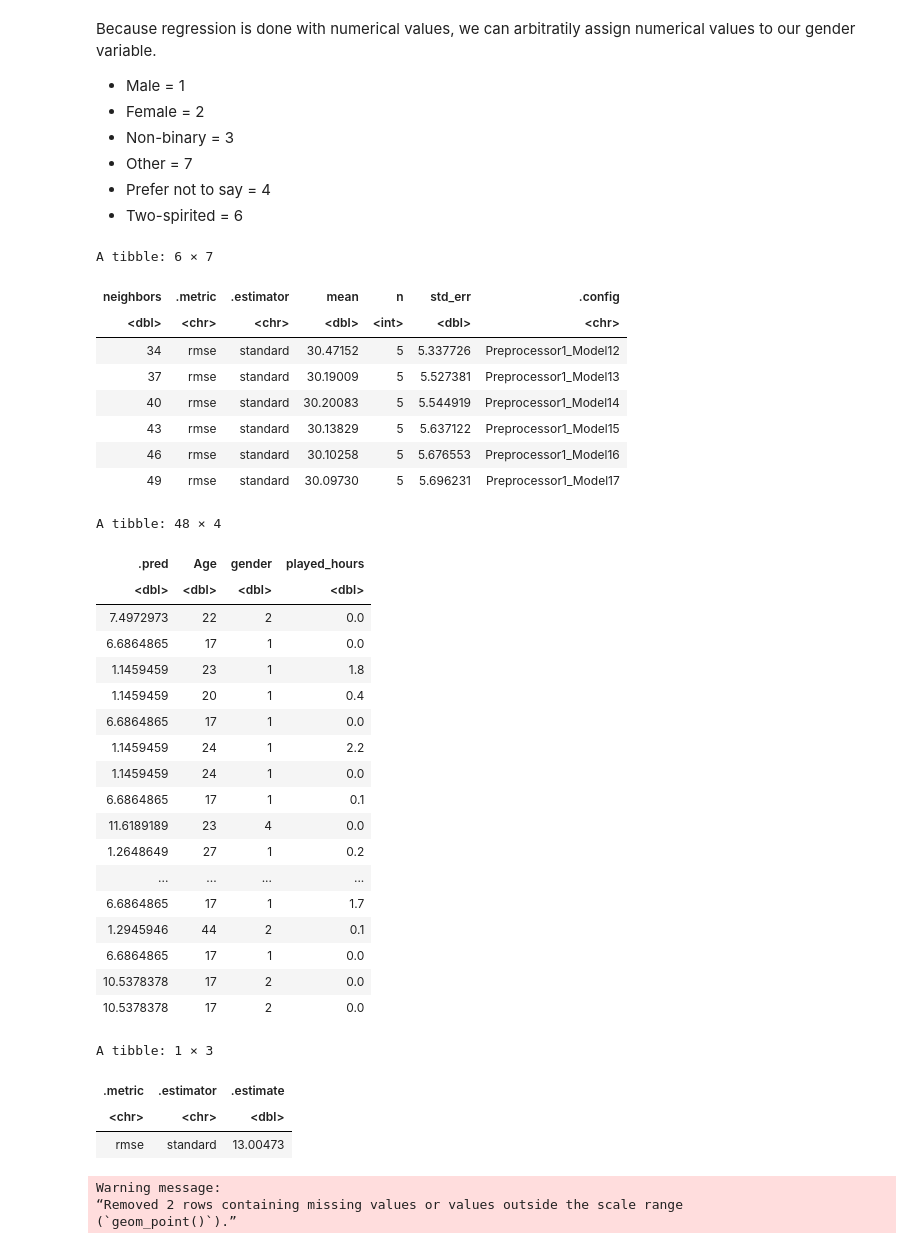
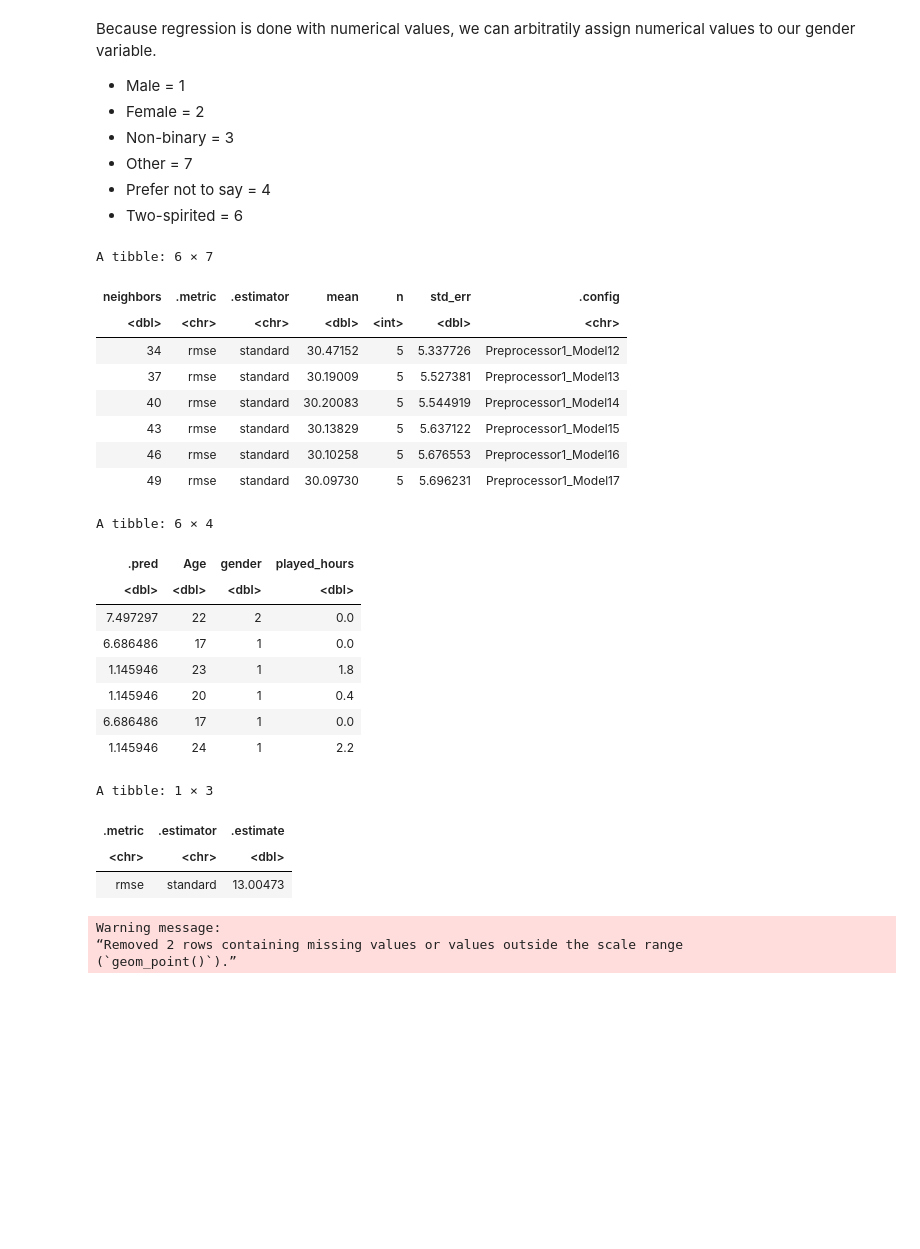
Before and after one commit to RaeL88/DSCI_project, a Jupyter notebook: Code.ipynb, the cells around one changed output. Cells and saved outputs as stored; diff of their text form; code cells hidden in the pictures; blank space fills up the shorter version.

Commit message:
added head()
shorten player summary table

```diff
--- a/Code.ipynb
+++ b/Code.ipynb
@@ -191,51 +209,41 @@ player_fit <- workflow() |>
 player_summary <- player_fit |>
  predict(hours_test) |>
  bind_cols(hours_test)
-player_summary
+head(player_summary)
 player_metrics<-metrics(player_summary, truth = played_hours, estimate = .pred) |>
                 filter(.metric == 'rmse')
 
 player_metrics
 
 final_plot <- ggplot(player_selected, aes(x = Age, y = played_hours)) +
   geom_point(alpha = 0.5) +
   geom_line(data = player_summary,
             mapping = aes(x = Age, y = .pred),
             color = "steelblue",) +
   xlab("Age") +
   ylab("Play time (hours)") +
   ggtitle("K = 37") +
   theme(text = element_text(size = 12))
 final_plot
 # %% [output]
 A tibble: 6 × 7
 | neighbors | .metric | .estimator | mean | n | std_err | .config |
 | <dbl> | <chr> | <chr> | <dbl> | <int> | <dbl> | <chr> |
 | 34 | rmse | standard | 30.47152 | 5 | 5.337726 | Preprocessor1_Model12 |
 | 37 | rmse | standard | 30.19009 | 5 | 5.527381 | Preprocessor1_Model13 |
 | 40 | rmse | standard | 30.20083 | 5 | 5.544919 | Preprocessor1_Model14 |
 | 43 | rmse | standard | 30.13829 | 5 | 5.637122 | Preprocessor1_Model15 |
 | 46 | rmse | standard | 30.10258 | 5 | 5.676553 | Preprocessor1_Model16 |
 | 49 | rmse | standard | 30.09730 | 5 | 5.696231 | Preprocessor1_Model17 |
-A tibble: 48 × 4
+A tibble: 6 × 4
 | .pred | Age | gender | played_hours |
 | <dbl> | <dbl> | <dbl> | <dbl> |
-| 7.4972973 | 22 | 2 | 0.0 |
-| 6.6864865 | 17 | 1 | 0.0 |
-| 1.1459459 | 23 | 1 | 1.8 |
-| 1.1459459 | 20 | 1 | 0.4 |
-| 6.6864865 | 17 | 1 | 0.0 |
-| 1.1459459 | 24 | 1 | 2.2 |
-| 1.1459459 | 24 | 1 | 0.0 |
-| 6.6864865 | 17 | 1 | 0.1 |
-| 11.6189189 | 23 | 4 | 0.0 |
-| 1.2648649 | 27 | 1 | 0.2 |
-| ... | ... | ... | ... |
-| 6.6864865 | 17 | 1 | 1.7 |
-| 1.2945946 | 44 | 2 | 0.1 |
-| 6.6864865 | 17 | 1 | 0.0 |
-| 10.5378378 | 17 | 2 | 0.0 |
-| 10.5378378 | 17 | 2 | 0.0 |
+| 7.497297 | 22 | 2 | 0.0 |
+| 6.686486 | 17 | 1 | 0.0 |
+| 1.145946 | 23 | 1 | 1.8 |
+| 1.145946 | 20 | 1 | 0.4 |
+| 6.686486 | 17 | 1 | 0.0 |
+| 1.145946 | 24 | 1 | 2.2 |
 A tibble: 1 × 3
 | .metric | .estimator | .estimate |
 | <chr> | <chr> | <dbl> |
```
Also changed, not shown: parts of 1 cell of this notebook.
